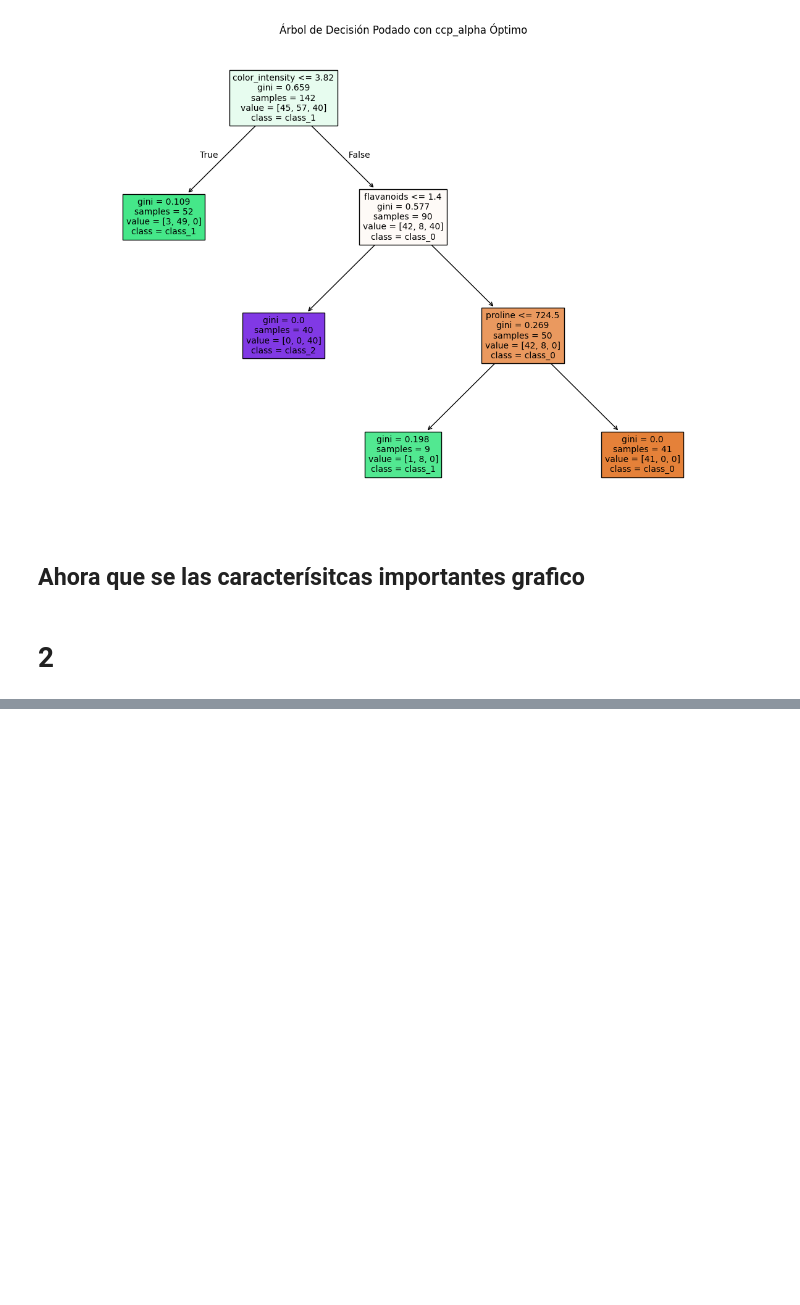
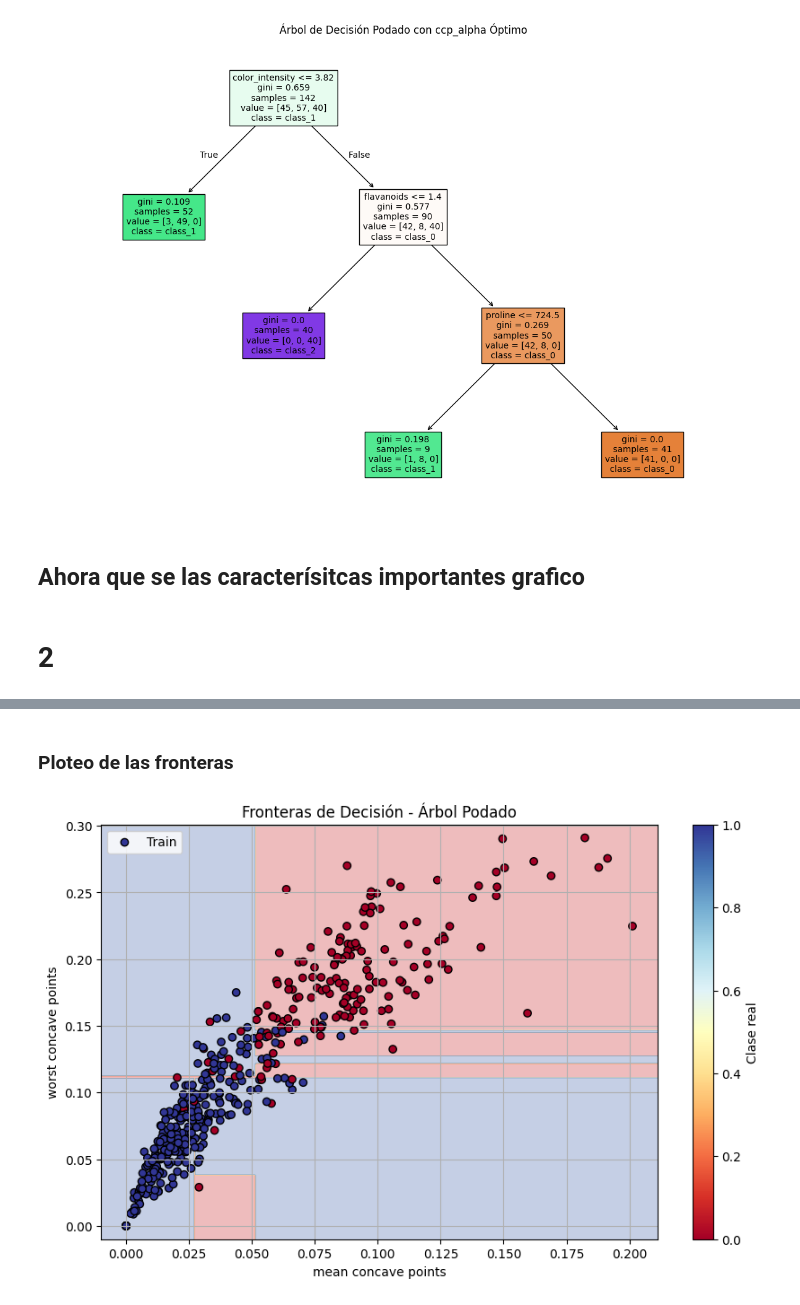
Before and after one commit to marcopadila/Aprendizaje1, a Jupyter notebook: clase05/notebook_05-carlos.ipynb, the cells around one changed output, grey strips where cells are left out. Cells and saved outputs as stored; diff of their text form; code cells hidden in the pictures; blank space fills up the shorter version.

Commit message:
punto 4

```diff
--- a/clase05/notebook_05-carlos.ipynb
+++ b/clase05/notebook_05-carlos.ipynb
@@ -544,0 +757,40 @@ plt.show()
+# %% [markdown]
+### Ploteo de las fronteras
+# %%
+import matplotlib.pyplot as plt
+import numpy as np
+
+# 1. Definimos los límites del gráfico
+x_min, x_max = X_min.iloc[:, 0].min() - 0.01, X_min.iloc[:, 0].max() + 0.01
+y_min, y_max = X_min.iloc[:, 1].min() - 0.01, X_min.iloc[:, 1].max() + 0.01
+
+# 2. Creamos una malla de puntos (resolución del gráfico)
+xx, yy = np.meshgrid(np.linspace(x_min, x_max, 500),
+                     np.linspace(y_min, y_max, 500))
+
+# 3. Predecimos con el modelo podado (también podés usar el sobreajustado)
+# Crear grilla y convertir a DataFrame con nombres
+grid_points = np.c_[xx.ravel(), yy.ravel()]
+grid_df = pd.DataFrame(grid_points, columns=X_min.columns)
+
+# Predecir
+Z = tree_pruned_cancer_min.predict(grid_df)
+Z = Z.reshape(xx.shape)
+
+# 4. Graficamos el fondo de colores según la clase predicha
+plt.figure(figsize=(10, 6))
+plt.contourf(xx, yy, Z, alpha=0.3, cmap=plt.cm.RdYlBu)
+
+# 5. Graficamos los puntos reales de entrenamiento
+scatter = plt.scatter(X_train_cancer_min.iloc[:, 0], X_train_cancer_min.iloc[:, 1],
+                      c=y_train_cancer_min, edgecolor='k', cmap=plt.cm.RdYlBu, label='Train')
+
+plt.xlabel('mean concave points')
+plt.ylabel('worst concave points')
+plt.title('Fronteras de Decisión - Árbol Podado')
+plt.colorbar(scatter, label="Clase real")
+plt.legend()
+plt.grid(True)
+plt.show()
+# %% [output]
+[figure, added]
```
Also changed, not shown: parts of 17 cells of this notebook.
